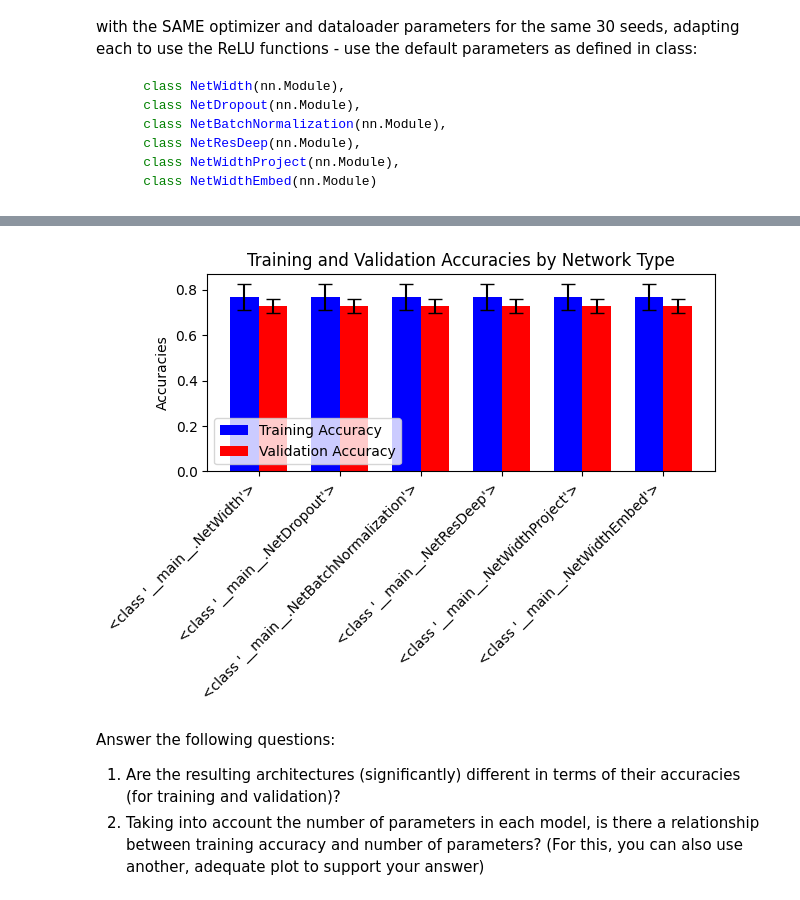
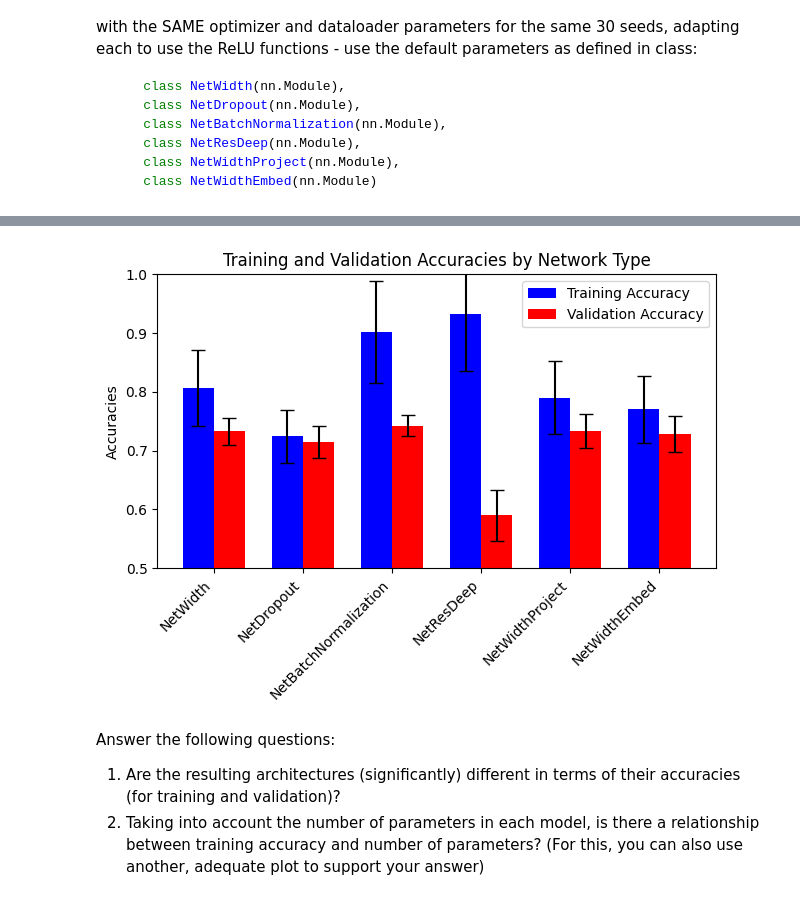
Before and after one commit to jshim0978/KU_NN, a Jupyter notebook: 2023020923_2023020928_A3/cnnA3.ipynb, the cells around one changed output, grey strips where cells are left out. Cells and saved outputs as stored; diff of their text form; code cells hidden in the pictures.

```diff
--- a/2023020923_2023020928_A3/cnnA3.ipynb
+++ b/2023020923_2023020928_A3/cnnA3.ipynb
@@ -566,6 +586,7 @@ from Net from Part 1. Please use proper error bars like so (plot is NOT complete
 # get names of networks
 # net_classes_names = [net_classes[_].__name__ for _ in len(net_classes)]
 
+"""
 # Calculate the mean of the training losses across all seeds and epochs
 mean_train_losses = np.mean(all_train_losses)
 
@@ -576,40 +597,56 @@ mean_val_accuracy = np.mean([acc for sublist in all_val_accuracies for acc in su
 # Calculate the standard deviation of the training and validation accuracies across all seeds and epochs
 std_train_accuracy = np.std([acc for sublist in all_train_accuracies for acc in sublist])
 std_val_accuracy = np.std([acc for sublist in all_val_accuracies for acc in sublist])
+"""
+
+
+net_names = list(mean_train_accuracies_by_class.keys())
+mean_train_accuracies = list(mean_train_accuracies_by_class.values())
+mean_val_accuracies = list(mean_val_accuracies_by_class.values())
+std_train_accuracies = list(std_train_accuracies_by_class.values()) # Assuming this exists
+std_val_accuracies = list(std_val_accuracies_by_class.values()) # Assuming this exists
+
 
 # Number of networks
 n_networks = len(net_classes)
 
 # X locations for the groups
 ind = np.arange(n_networks)
 # Width of the bars
 width = 0.35
 
 # Plotting
 fig, ax = plt.subplots()
 
 # Training accuracies
-train_rects = ax.bar(ind - width/2, mean_train_accuracy, width, yerr=std_train_accuracy,
+train_rects = ax.bar(ind - width/2, mean_train_accuracies, width, yerr=std_train_accuracies,
                      label='Training Accuracy', color='blue', capsize=5)
 
 # Validation accuracies
-val_rects = ax.bar(ind + width/2, mean_val_accuracy, width, yerr=std_val_accuracy,
+val_rects = ax.bar(ind + width/2, mean_val_accuracies, width, yerr=std_val_accuracies,
                    label='Validation Accuracy', color='red', capsize=5)
+
+net_names = [cls.__name__ for cls in net_classes]
 
 # Axes and labels
 ax.set_ylabel('Accuracies')
 ax.set_title('Training and Validation Accuracies by Network Type')
 ax.set_xticks(ind)
-ax.set_xticklabels(net_classes, rotation=45, ha="right")
+ax.set_xticklabels(net_names, rotation=45, ha="right")
 ax.legend()
+
+
+# Set the lower limit of y-axis to cut off the bottom of the chart
+ax.set_ylim([0.5, 1])  # Replace lower_limit and upper_limit with desired values
+
 
 # Make the labels readable
 fig.tight_layout()
 
 # Show the plot
 plt.show()
 # %% [output]
-[figure, old version]
+[figure, new version]
 # %% [markdown]
 Answer the following questions:
 
```
Also changed, not shown: parts of 3 cells of this notebook.
